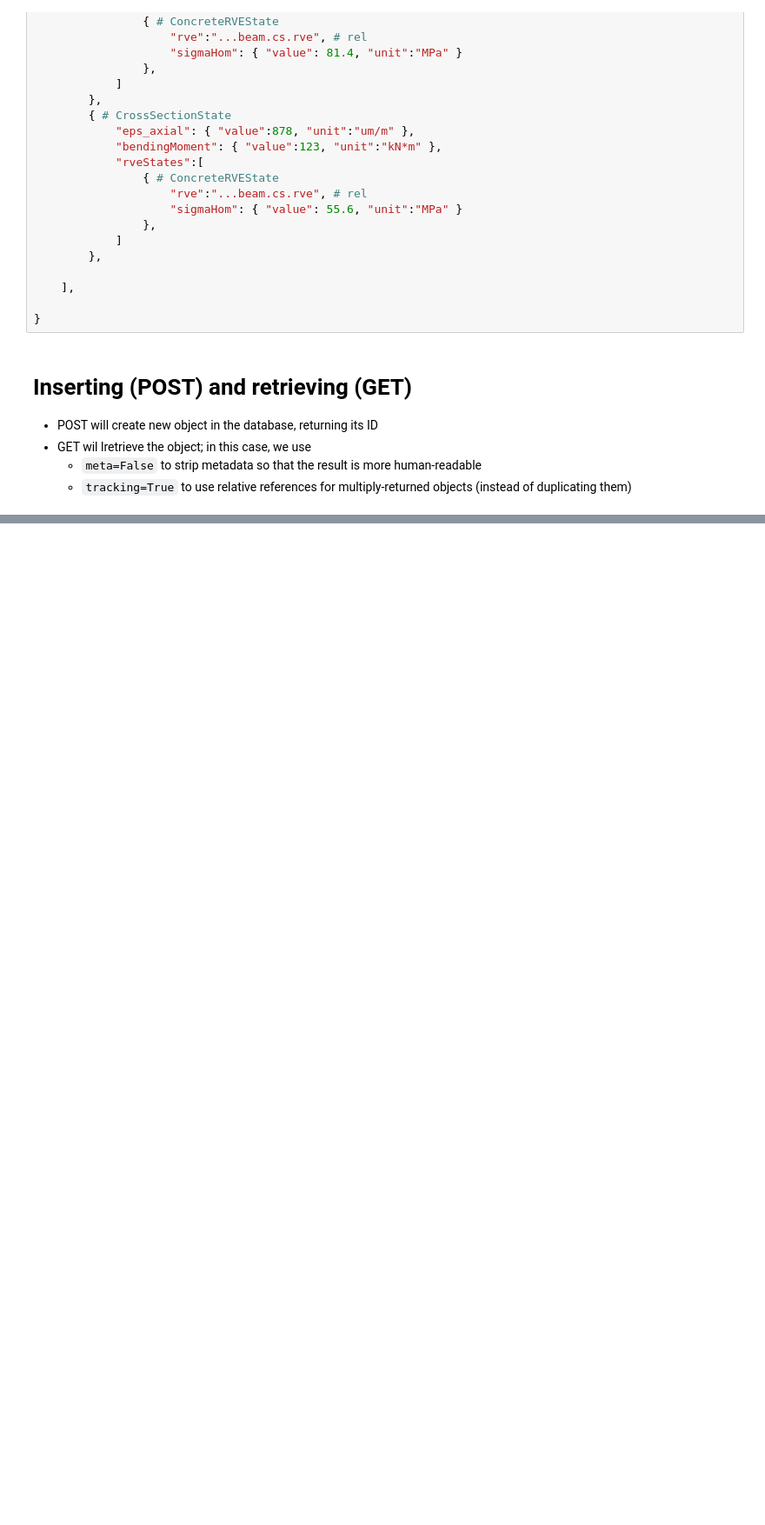
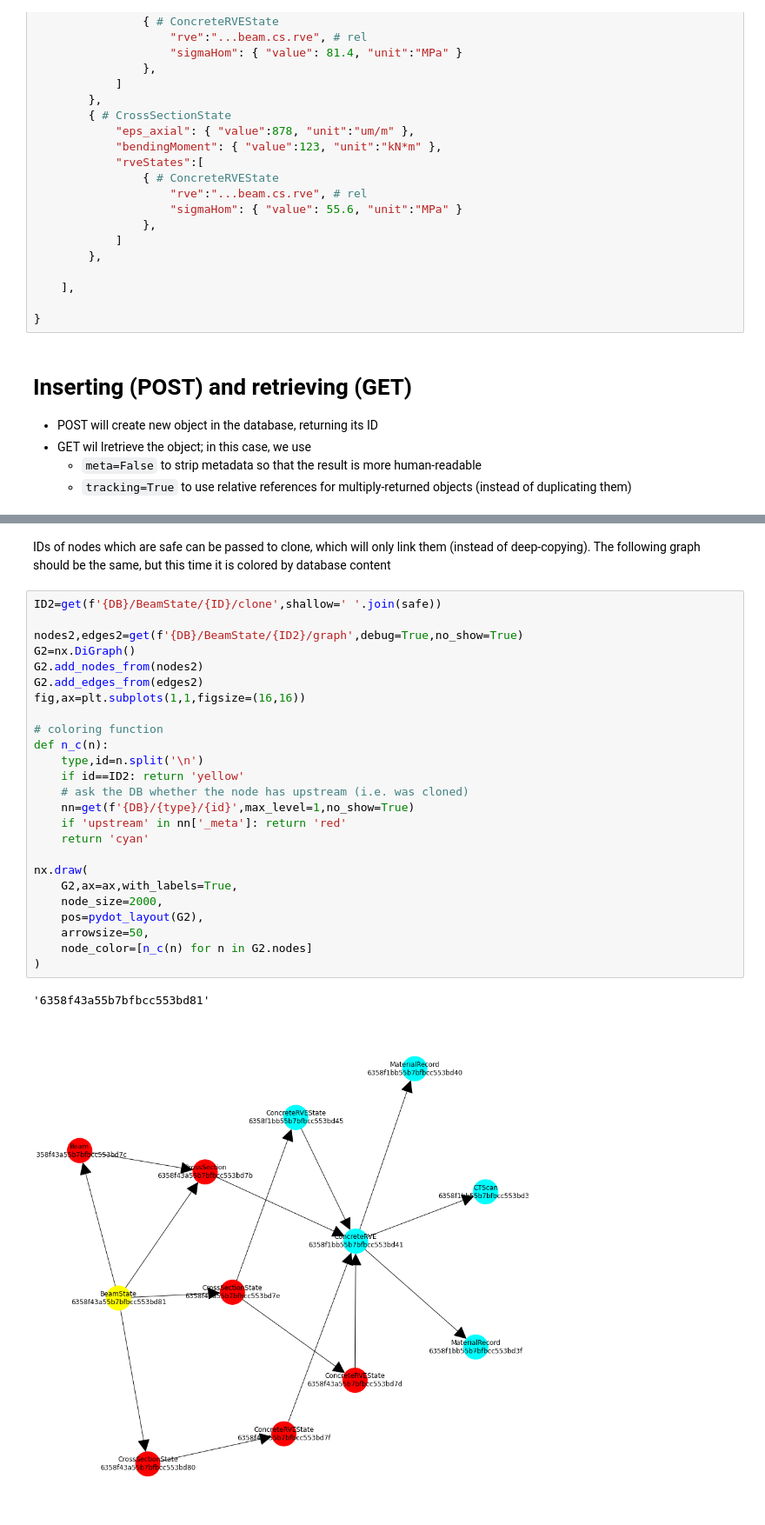
Before and after one commit to mupif/EDM, a Jupyter notebook: jupyter/04-dms-data.ipynb, the cells around one changed output, grey strips where cells are left out. Shown: that part at 87% size. Cells and saved outputs as stored; diff of their text form; blank space fills up the shorter version.

```diff
--- a/jupyter/04-dms-data.ipynb
+++ b/jupyter/04-dms-data.ipynb
@@ -148,0 +196,30 @@ get(f'dms0/BeamState/{ID}',tracking=True);
+# %% [markdown]
+IDs of nodes which are safe can be passed to clone, which will only link them (instead of deep-copying). The following graph should be the same, but this time it is colored by database content
+# %%
+ID2=get(f'{DB}/BeamState/{ID}/clone',shallow=' '.join(safe))
+
+nodes2,edges2=get(f'{DB}/BeamState/{ID2}/graph',debug=True,no_show=True)
+G2=nx.DiGraph()
+G2.add_nodes_from(nodes2)
+G2.add_edges_from(edges2)
+fig,ax=plt.subplots(1,1,figsize=(16,16))
+
+# coloring function
+def n_c(n):
+    type,id=n.split('\n')
+    if id==ID2: return 'yellow'
+    # ask the DB whether the node has upstream (i.e. was cloned)
+    nn=get(f'{DB}/{type}/{id}',max_level=1,no_show=True)
+    if 'upstream' in nn['_meta']: return 'red'
+    return 'cyan'
+
+nx.draw(
+    G2,ax=ax,with_labels=True,
+    node_size=2000,
+    pos=pydot_layout(G2),
+    arrowsize=50,
+    node_color=[n_c(n) for n in G2.nodes]
+)
+# %% [output]
+'6358f43a55b7bfbcc553bd81'
+[figure, added]
```
Also changed, not shown: parts of 7 cells of this notebook, 3 other files.
